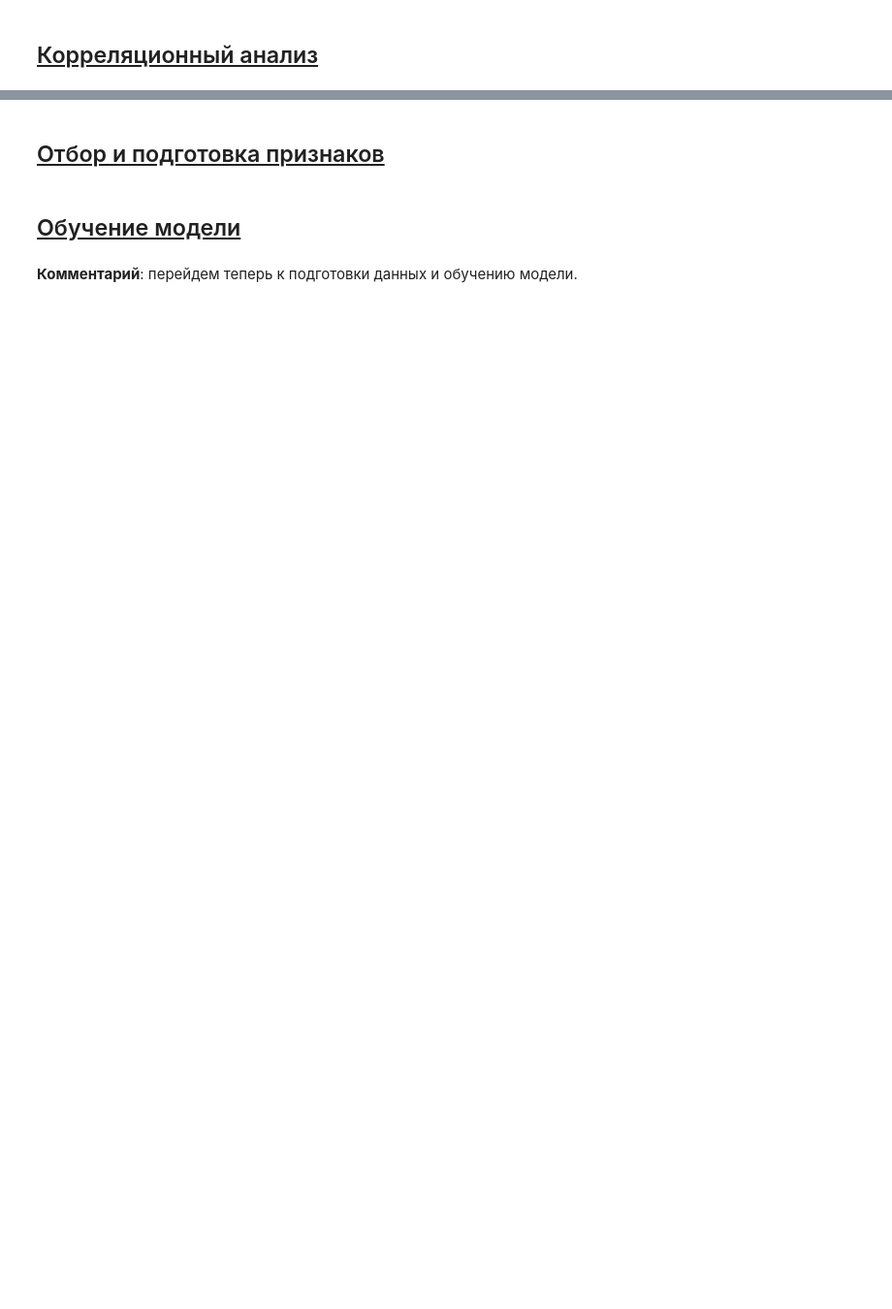
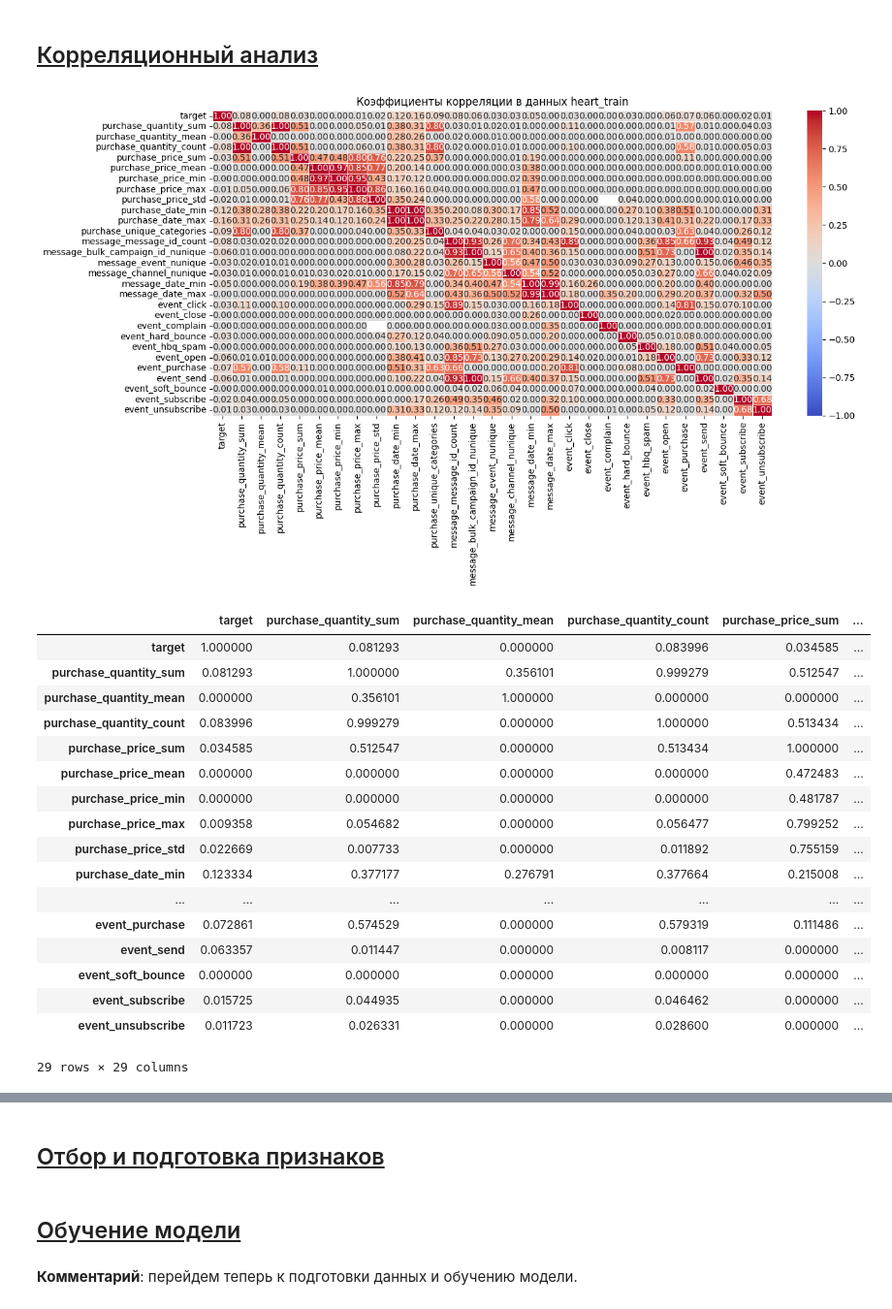
Before and after one commit to Torward1024/MarketplaceML, a Jupyter notebook: notebook.ipynb, the cells around one changed output, grey strips where cells are left out. Shown at 97% size. Drawn from its saved outputs; the diff is of its cells as text; code cells hidden in the pictures; blank space fills up the shorter version.

```diff
--- a/notebook.ipynb
+++ b/notebook.ipynb
@@ -1282,0 +1298,3 @@ plot_isna(app_messages)
+# %%
+app_messages['created_at'] = pd.to_datetime(app_messages['created_at'])
+app_messages['date'] = pd.to_datetime(app_messages['date'])
@@ -1969,22 +2106,42 @@ Name: count, Length: 697, dtype: int64
 # %% [markdown]
 ## <u>Корреляционный анализ</u>
+# %%
+master.drop(columns=['client_id'], inplace=True)
 # %%
 # сформируем список столбцов с непрерывными признаками
-interval_columns = ['age',
-                    'cholesterol',
-                    'heart_rate',
-                    'exercise_hours_per_week',
-                    'sedentary_hours_per_day',
-                    'income',
-                    'bmi',
-                    'triglycerides',
-                    'blood_sugar',
-                    'systolic_blood_pressure',
-                    'diastolic_blood_pressure'
-                    ]
+interval_columns = [
+    'purchase_quantity_sum', 'purchase_quantity_mean', 'purchase_quantity_count',
+    'purchase_price_sum', 'purchase_price_mean', 'purchase_price_min',
+    'purchase_price_max', 'purchase_price_std', 'purchase_unique_categories',
+    'message_message_id_count', 'message_bulk_campaign_id_nunique',
+    'message_event_nunique', 'message_channel_nunique',
+    'event_click', 'event_close', 'event_complain', 'event_hard_bounce',
+    'event_hbq_spam', 'event_open', 'event_purchase', 'event_send',
+    'event_soft_bounce', 'event_subscribe', 'event_unsubscribe', 'target'
+]
 # %%
 # рассчитаем корреляцию и построим матрицу коэффициентов корреляции и тепловую карту
-corr_matrix = plot_corr_heatmap(heart,
+corr_matrix = plot_corr_heatmap(master,
                                 title = 'Коэффициенты корреляции в данных heart_train',
                                 columns = interval_columns)
 display(corr_matrix)
+# %% [output]
+[figure, added]
+|  | target | purchase_quantity_sum | purchase_quantity_mean | purchase_quantity_count | purchase_price_sum | ... |
+| target | 1.000000 | 0.081293 | 0.000000 | 0.083996 | 0.034585 | ... |
+| purchase_quantity_sum | 0.081293 | 1.000000 | 0.356101 | 0.999279 | 0.512547 | ... |
+| purchase_quantity_mean | 0.000000 | 0.356101 | 1.000000 | 0.000000 | 0.000000 | ... |
+| purchase_quantity_count | 0.083996 | 0.999279 | 0.000000 | 1.000000 | 0.513434 | ... |
+| purchase_price_sum | 0.034585 | 0.512547 | 0.000000 | 0.513434 | 1.000000 | ... |
+| purchase_price_mean | 0.000000 | 0.000000 | 0.000000 | 0.000000 | 0.472483 | ... |
+| purchase_price_min | 0.000000 | 0.000000 | 0.000000 | 0.000000 | 0.481787 | ... |
+| purchase_price_max | 0.009358 | 0.054682 | 0.000000 | 0.056477 | 0.799252 | ... |
+| purchase_price_std | 0.022669 | 0.007733 | 0.000000 | 0.011892 | 0.755159 | ... |
+| purchase_date_min | 0.123334 | 0.377177 | 0.276791 | 0.377664 | 0.215008 | ... |
+| ... | ... | ... | ... | ... | ... | ... |
+| event_purchase | 0.072861 | 0.574529 | 0.000000 | 0.579319 | 0.111486 | ... |
+| event_send | 0.063357 | 0.011447 | 0.000000 | 0.008117 | 0.000000 | ... |
+| event_soft_bounce | 0.000000 | 0.000000 | 0.000000 | 0.000000 | 0.000000 | ... |
+| event_subscribe | 0.015725 | 0.044935 | 0.000000 | 0.046462 | 0.000000 | ... |
+| event_unsubscribe | 0.011723 | 0.026331 | 0.000000 | 0.028600 | 0.000000 | ... |
+29 rows × 29 columns
```
Also changed, not shown: parts of 26 cells of this notebook.
